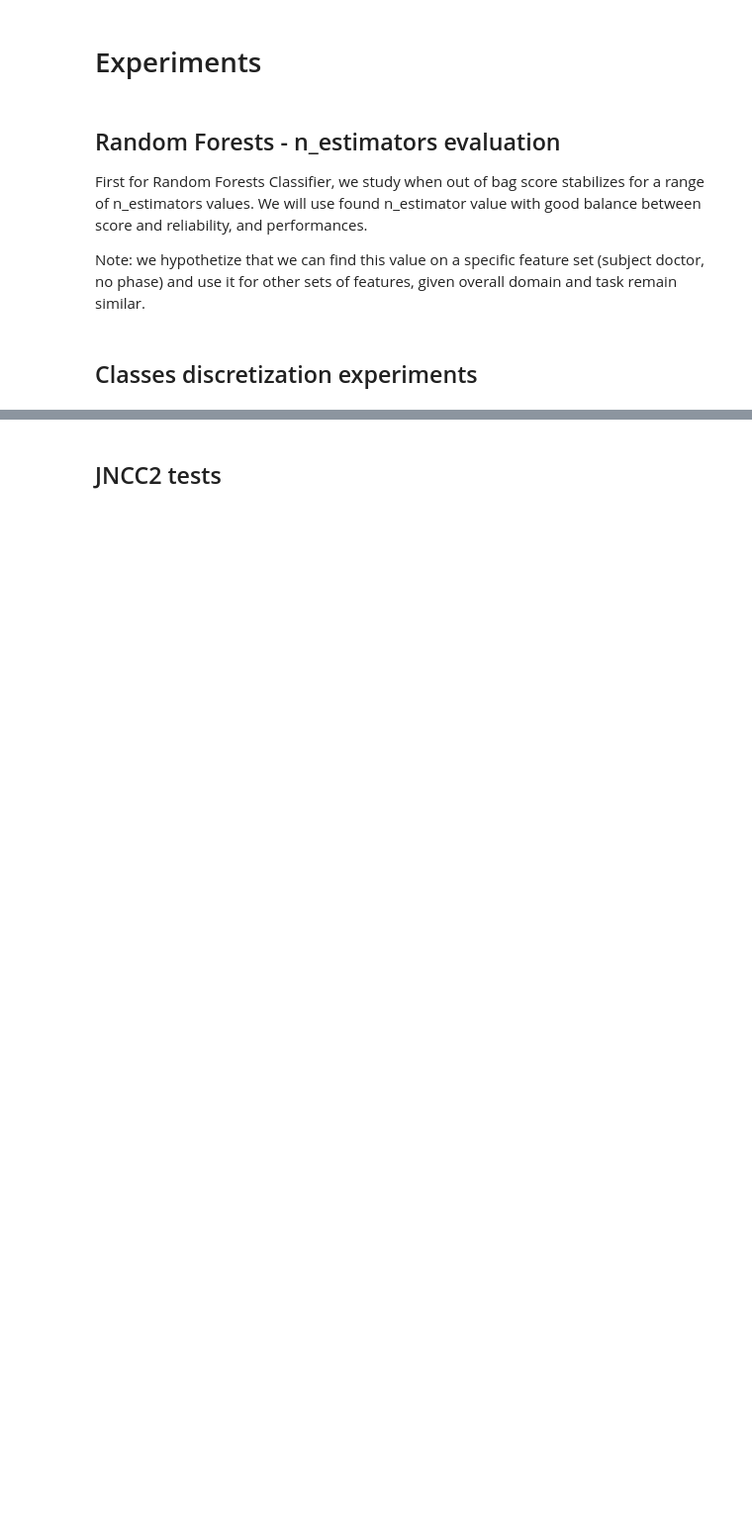
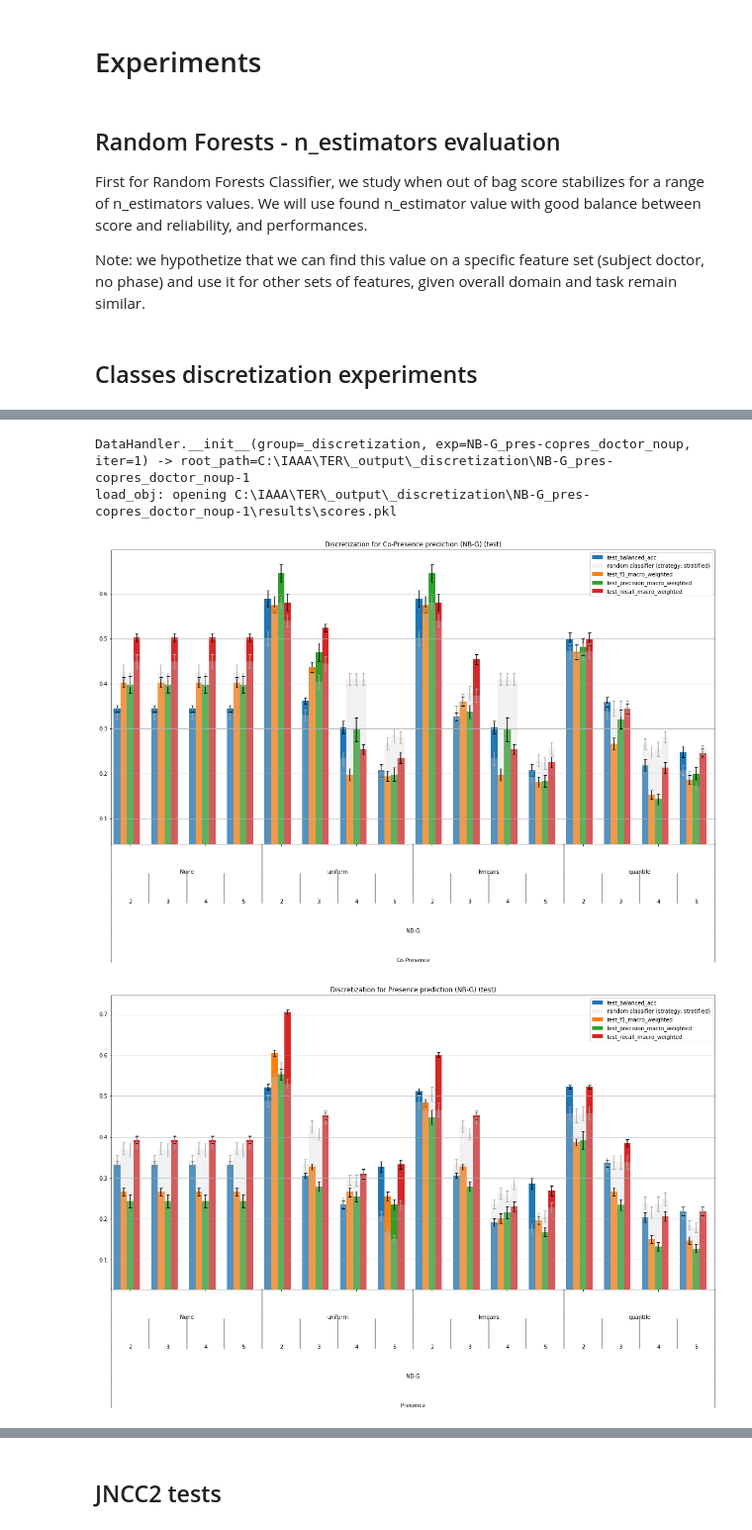
Before and after one commit to jbousque/predictionPresence, a Jupyter notebook: src/machine_learning.ipynb, the cells around one changed output, grey strips where cells are left out. Shown at 99% size. Drawn from its saved outputs; the diff is of its cells as text; code cells hidden in the pictures; blank space fills up the shorter version.

```diff
--- a/src/machine_learning.ipynb
+++ b/src/machine_learning.ipynb
@@ -2537,7 +2521,7 @@ def label_group_bar_table_(ax, df, nlevels=-1):
         add_line(ax, pos*scale , ypos)
         ypos -= .1
 
-def label_group_bar_table(ax, df, nlevels=-1, fixed_levels = []):
+def label_group_bar_table(ax, df, nlevels=-1, fixed_levels = [], verbose=0):
     ypos = -.1
     scale = 1./df.index.size
     if nlevels == -1:
@@ -2546,24 +2530,31 @@ def label_group_bar_table(ax, df, nlevels=-1, fixed_levels = []):
     index_spec = df.index
     levels_to_drop = []
     for idx, level in enumerate(df.index.levels):
-        print('debug cur level %d %s / cur unique value %s' % (idx, level, np.unique(df.index.get_level_values(idx).values)))
+        if verbose > 0:
+            print('debug cur level %d %s / cur unique value %s' % (idx, level, np.unique(df.index.get_level_values(idx).values)))
         if len(np.unique(df.index.get_level_values(idx).values)) == 1 and idx not in fixed_levels:
-            print('debug drop level ' + str(idx))
+            if verbose > 0:
+                print('debug drop level ' + str(idx))
             levels_to_drop.append(idx)
             #index_spec = df.index.droplevel(idx)
             nlevels -= 1
     df.index = df.index.droplevel(levels_to_drop)
-    print('debug df.index ' + str(df.index))
+    if verbose > 0:
+        print('debug df.index ' + str(df.index))
     levels_lens = [ len(np.unique(df.index.get_level_values(idx).values)) for idx,_ in enumerate(df.index.levels)]
-    print('debug levels lens %s ' % levels_lens)
+    if verbose > 0:
+        print('debug levels lens %s ' % levels_lens)
     sorted_levels = np.arange(len(df.index.levels))[np.argsort(levels_lens)]
-    print('debug sorted levels by len %s' % sorted_levels)
+    if verbose > 0:
+        print('debug sorted levels by len %s' % sorted_levels)
     df.index = df.index.reorder_levels(sorted_levels)
     for level in range(nlevels)[::-1]:
-        print('debug level '+str(level))
+        if verbose > 0:
+            print('debug level '+str(level))
         pos = 0
         for label, rpos in label_len(df.index,level):
-            print('debug label %s rpos %s' % (str(label), str(rpos)))
+            if verbose > 0:
+                print('debug label %s rpos %s' % (str(label), str(rpos)))
             lxpos = (pos + .5 * rpos)*scale
             ax.text(lxpos, ypos, label, ha='center', transform=ax.transAxes)
             add_line(ax, pos*scale, ypos)
@@ -2596,7 +2587,7 @@ def get_selector_tuple(df, prediction_task_level, classifier_level, prediction_t
             multi_levels_nb += 1
     return tuple(selector), multi_levels_nb
 
-def plot_results(dh, df, title_prefix, prediction_task_level, classifier_level, repeats=100):
+def plot_results(dh, df, title_prefix, prediction_task_level, classifier_level, repeats=100, verbose=0):
 
     columns_spec = {
         'val': [col for col in df.columns if 'val_' in col and 'class' not in col and 'fi' not in col],
@@ -2632,7 +2623,8 @@ def plot_results(dh, df, title_prefix, prediction_task_level, classifier_level,
                     w = 0
 
                     s, multi_levels_nb = get_selector_tuple(df, prediction_task_level, classifier_level, prediction_task, classifier)
-                    print('debug s %s multi %s' % (str(s), str(multi_levels_nb)))
+                    if verbose > 0:
+                        print('debug s %s multi %s' % (str(s), str(multi_levels_nb)))
                     multi_levels_nb=len(df.index.levels)
 
                     if 'test' in cset:
@@ -2653,7 +2645,8 @@ def plot_results(dh, df, title_prefix, prediction_task_level, classifier_level,
                         figsize=(20,10)
                     fig, ax = plt.subplots(figsize=figsize)
                     score_df = df.loc(axis=0)[s + ('score',)]
-                    display(HTML(score_df.to_html()))
+                    if verbose > 0:
+                        display(HTML(score_df.to_html()))
                     err_df = df.loc(axis=0)[s + ('err',)]
                     #display(HTML(err_df.to_html()))
                     N = len(score_df)
@@ -2690,7 +2683,7 @@ def plot_results(dh, df, title_prefix, prediction_task_level, classifier_level,
                     dh.save_fig(plt, '%s_%s_%s_%s.png' % (title_prefix.replace(' ', '-'), prediction_task, classifier, cset.replace(' ', '-')))
                     plt.show()
                 except Exception as e:
-                    print('<<no data for %s %s' % (prediction_task, classifier))
+                    print('<<no data for %s %s>>' % (prediction_task, classifier))
                     print(e)
 
 
@@ -2804,6 +2841,12 @@ dh_clusters = run_test_plan(test_plan_params_clusters, '_discretization', 'prese
 # %%
-dh = DataHandler('_discretization', 'presence_smotenc_NB-G', 5)
-scores_df = dh.load_obj('results', 'scores')
-scores_df = scores_df.dropna(axis='rows', how='all')
+dh = DataHandler('_discretization', 'NB-G_pres-copres_doctor_noup', 1)
+df = dh.load_obj('results', 'scores')
+df = df.dropna(axis='rows', how='all')
 
-plot_results(dh, scores_df, 'Discretization', scores_df.index.names.index('Target'), scores_df.index.names.index('Classifier'))
+plot_results(dh, df, 'Discretization', df.index.names.index('Target'),
+             df.index.names.index('Classifier'), verbose=0)
+# %% [output]
+DataHandler.__init__(group=_discretization, exp=NB-G_pres-copres_doctor_noup, iter=1) -> root_path=C:\IAAA\TER\_output\_discretization\NB-G_pres-copres_doctor_noup-1
+load_obj: opening C:\IAAA\TER\_output\_discretization\NB-G_pres-copres_doctor_noup-1\results\scores.pkl
+[figure, added]
+[figure, added]
```
Also changed, not shown: parts of 35 cells of this notebook, 3 other files.
